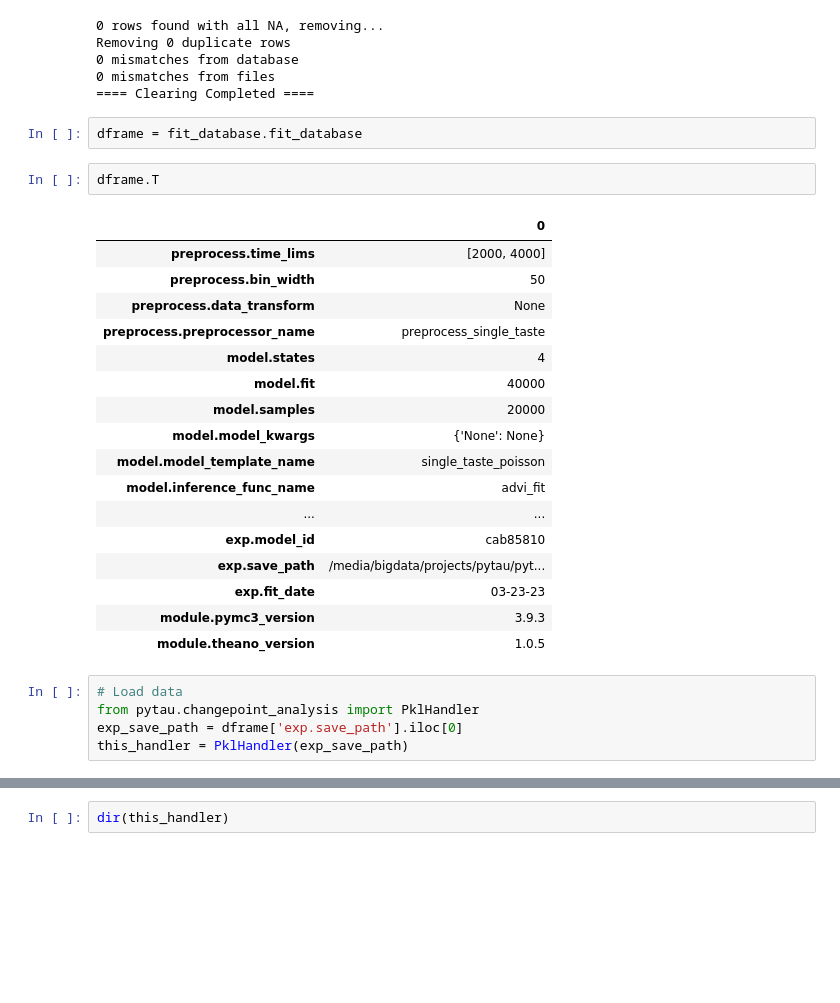
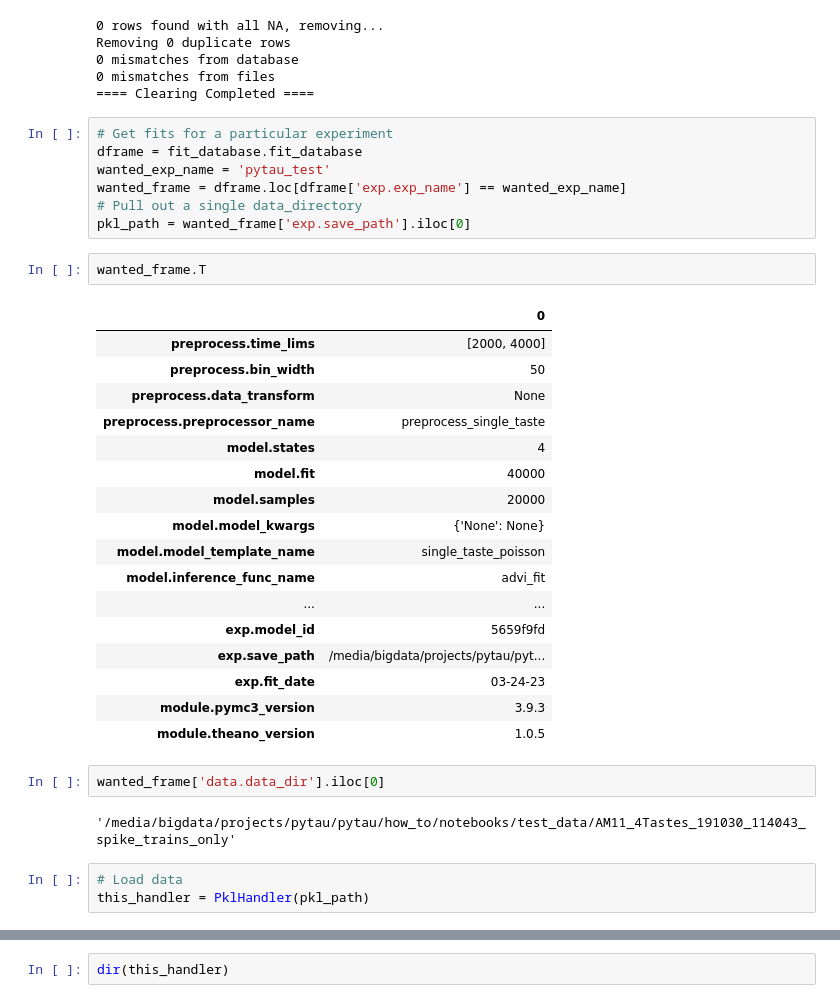
Before and after one commit to abuzarmahmood/pytau, a Jupyter notebook: pytau/how_to/notebooks/PyTau_Walkthrough_with_handlers.ipynb, the cells around one changed output, grey strips where cells are left out. Drawn from its saved outputs; the diff is of its cells as text; blank space fills up the shorter version.

Commit message:
Update jupyter notebooks

```diff
--- a/pytau/how_to/notebooks/PyTau_Walkthrough_with_handlers.ipynb
+++ b/pytau/how_to/notebooks/PyTau_Walkthrough_with_handlers.ipynb
@@ -119,30 +107,37 @@ Removing 0 duplicate rows
 0 mismatches from database
 0 mismatches from files
 ==== Clearing Completed ====
-# %%
-dframe = fit_database.fit_database
+# %%
+# Get fits for a particular experiment
+dframe = fit_database.fit_database
+wanted_exp_name = 'pytau_test'
+wanted_frame = dframe.loc[dframe['exp.exp_name'] == wanted_exp_name]
+# Pull out a single data_directory
+pkl_path = wanted_frame['exp.save_path'].iloc[0]
 # %%
-dframe.T
+wanted_frame.T
 # %% [output]
 |  | 0 |
 | preprocess.time_lims | [2000, 4000] |
 | preprocess.bin_width | 50 |
 | preprocess.data_transform | None |
 | preprocess.preprocessor_name | preprocess_single_taste |
 | model.states | 4 |
 | model.fit | 40000 |
 | model.samples | 20000 |
 | model.model_kwargs | {'None': None} |
 | model.model_template_name | single_taste_poisson |
 | model.inference_func_name | advi_fit |
 | ... | ... |
-| exp.model_id | cab85810 |
+| exp.model_id | 5659f9fd |
 | exp.save_path | /media/bigdata/projects/pytau/pyt... |
-| exp.fit_date | 03-23-23 |
+| exp.fit_date | 03-24-23 |
 | module.pymc3_version | 3.9.3 |
 | module.theano_version | 1.0.5 |
-# %%
-# Load data
-from pytau.changepoint_analysis import PklHandler
-exp_save_path = dframe['exp.save_path'].iloc[0]
-this_handler = PklHandler(exp_save_path)
+# %%
+wanted_frame['data.data_dir'].iloc[0]
+# %% [output]
+'/media/bigdata/projects/pytau/pytau/how_to/notebooks/test_data/AM11_4Tastes_191030_114043_spike_trains_only'
+# %%
+# Load data
+this_handler = PklHandler(pkl_path)
```
Also changed, not shown: parts of 34 cells of this notebook, 1 other file.
